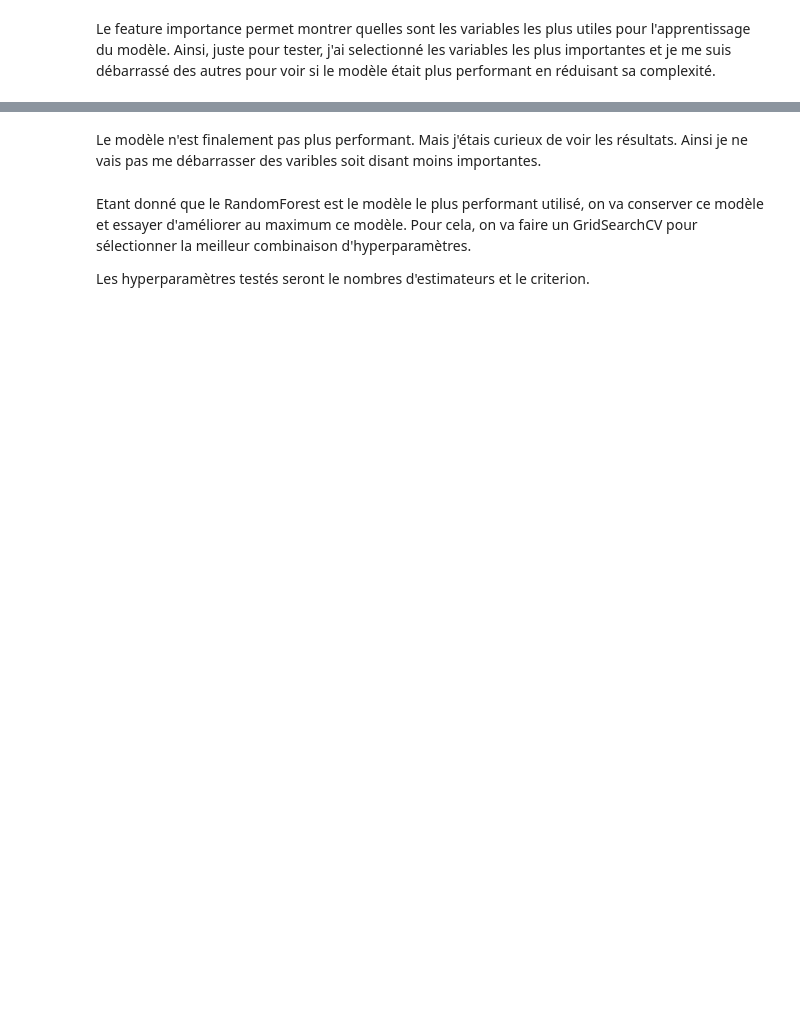
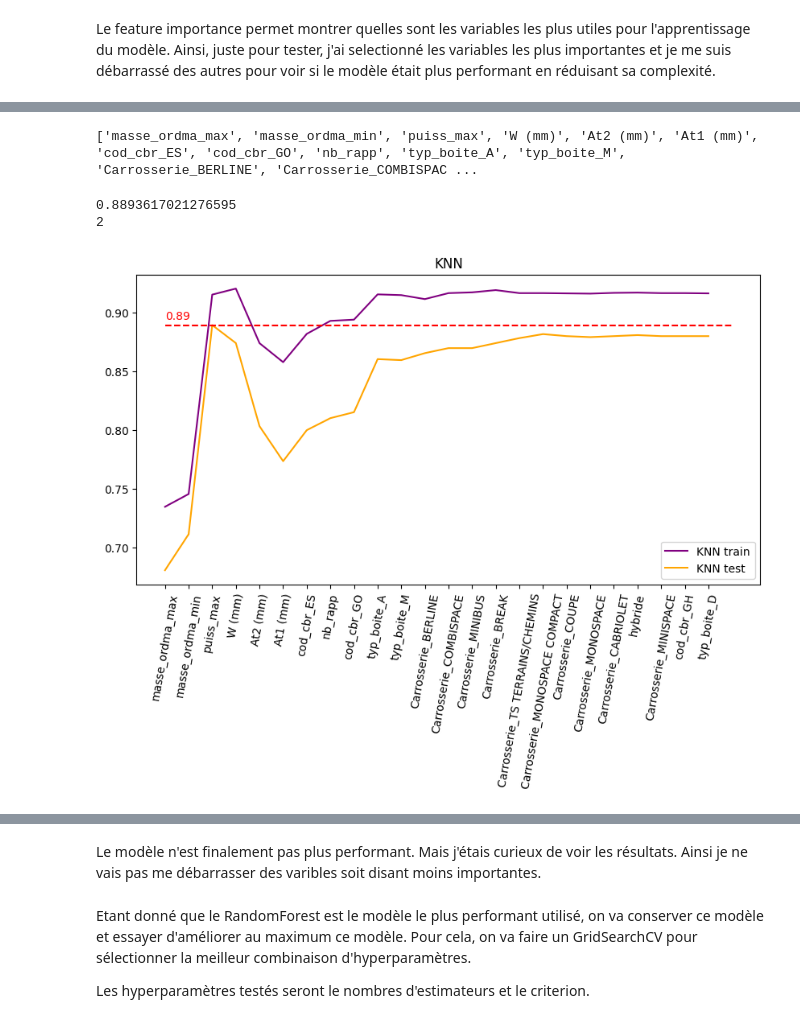
Before and after one commit to DataScientest-Studio/dec24_bds_co2, a Jupyter notebook: notebooks/5.0-ugo-first-models.ipynb, the cells around one changed output, grey strips where cells are left out. Saved outputs shown, nothing was run; the diff lists cells and outputs as text; code cells hidden in the pictures; blank space fills up the shorter version.

```diff
--- a/notebooks/5.0-ugo-first-models.ipynb
+++ b/notebooks/5.0-ugo-first-models.ipynb
@@ -847 +996,64 @@ KNN test :  0.8170212765957446
 6           0    0    0    0    0   0  9
+# %%
+importance_list = list(importance_df.index)
+print(importance_list)
+
+list_knn_train = []
+list_knn_test = []
+list_rf_train = []
+list_rf_test = []
+
+for i in range(len(importance_list)):
+  importance_sous_list = importance_list[:i+1]
+
+  X = df2[importance_sous_list]
+  y = df2["category"]
+
+  #Split
+  X_train, X_test, y_train, y_test = train_test_split(X,y,test_size=0.2,random_state=64)
+
+  #Scaler
+  scaler = StandardScaler()
+  scaler.fit(X_train)
+  X_train_scaler = scaler.transform(X_train)
+  X_test_scaler = scaler.transform(X_test)
+
+
+  #KNN
+  knn = KNeighborsClassifier(n_neighbors=5)
+  knn.fit(X_train_scaler,y_train)
+
+  list_knn_train.append(knn.score(X_train_scaler,y_train))
+  list_knn_test.append(knn.score(X_test_scaler,y_test))
+
+
+  #RandomForest
+  rforest = RandomForestClassifier(n_jobs = -1,random_state = 64)
+  rforest.fit(X_train_scaler,y_train)
+
+  list_rf_train.append(rforest.score(X_train_scaler,y_train))
+  list_rf_test.append(rforest.score(X_test_scaler,y_test))
+# %% [output]
+['masse_ordma_max', 'masse_ordma_min', 'puiss_max', 'W (mm)', 'At2 (mm)', 'At1 (mm)', 'cod_cbr_ES', 'cod_cbr_GO', 'nb_rapp', 'typ_boite_A', 'typ_boite_M', 'Carrosserie_BERLINE', 'Carrosserie_COMBISPAC ...
+# %%
+ticks = [i for i in range(len(importance_list))]
+
+
+accuracy_max = max(list_knn_test)
+accuracy_argmax = np.argmax(list_knn_test)
+print(accuracy_max)
+print(accuracy_argmax)
+
+plt.figure(figsize=(10,5))
+plt.plot(list_knn_train,label="KNN train",color='purple')
+plt.plot(list_knn_test,label="KNN test",color="orange")
+plt.plot([0,len(importance_list)],[accuracy_max,accuracy_max],'r--')
+plt.title("KNN")
+plt.legend()
+plt.xticks(ticks=ticks, labels = importance_list,rotation =80)
+plt.text(0,accuracy_max+0.005,round(accuracy_max,2),color='red')
+plt.show()
+# %% [output]
+0.8893617021276595
+2
+[figure, added]
```
Also changed, not shown: parts of 45 cells of this notebook, 5 other files.
